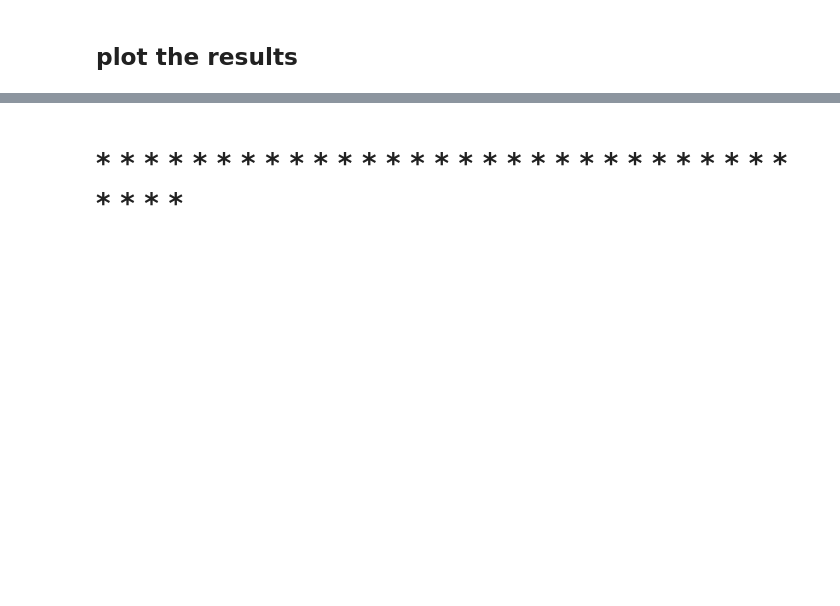
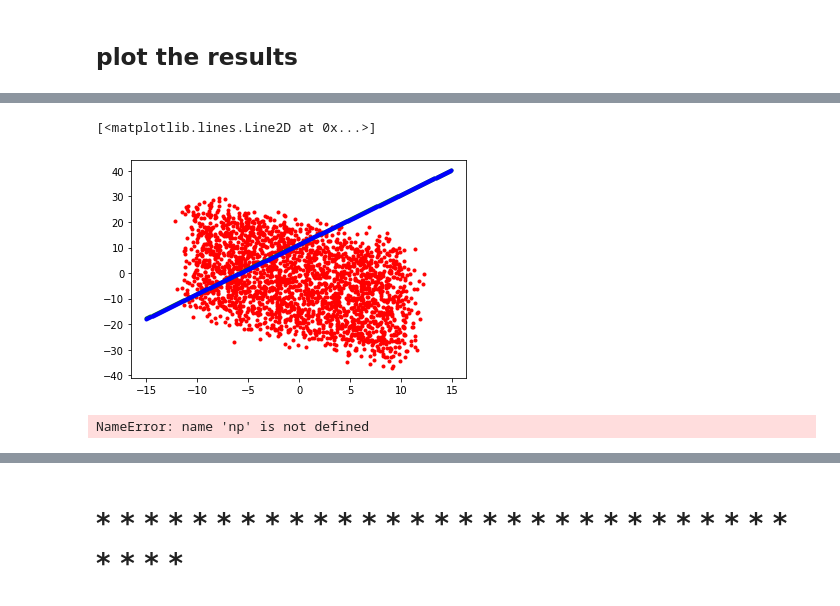
Before and after one commit to jstep750/assignment-machine-learning, a Jupyter notebook: 07/assignment_07.ipynb, the cells around one changed output, grey strips where cells are left out. Drawn from its saved outputs; the diff is of its cells as text; code cells hidden in the pictures; blank space fills up the shorter version.

Commit message:
plot loss, theta and data

```diff
--- a/07/assignment_07.ipynb
+++ b/07/assignment_07.ipynb
@@ -210,2 +218,50 @@ def plot_surface(XX, YY, ZZ, xx, yy, zz):
+# %%
+plt.plot(xx, zz, '.', color = 'red')
+#aa, bb = np.meshgrid(XX,ZZ)
+plt.plot(XX, ZZ[0], '.', color = 'green')
+plt.plot(YY, ZZ[1], '.', color = 'blue')
+# %% [output]
+[<matplotlib.lines.Line2D at 0x...>]
+[figure, added]
+# %%
+# ===== FILL UP THE CODE =====
+
+X  = np.arange(-15, 15, 0.1)
+Y  = np.arange(-15, 15, 0.1)
+XX,YY = np.meshgrid(X,Y)
+
+Z = theta[0] + theta[1]*XX + theta[2]*YY
+print(XX.shape)
+print(YY.shape)
+print(ZZ.shape)
+
+#ZZ = np.zeros((XX.shape[0],YY.shape[0]))
+#for i in range(0,XX.shape[0]):
+#    for j in range(0,YY.shape[0]):
+#        ZZ[i][j] = -3 + (-1)*XX[i] + (2)*YY[j]
+
+
+# ============================
+
+def plot_surface(XX, YY, ZZ, xx, yy, zz):
+
+    fig = plt.figure(figsize=(8,8))
+    ax  = fig.add_subplot(111, projection='3d')
+    plt.title('regression surface')
+
+    ax  = plt.axes(projection='3d')
+    # ===== FILL UP THE CODE =====
+
+    ax.scatter(xx, yy, zz, marker='o', color='blue', alpha=0.2)
+    #ax.scatter(xx, yy, f, marker='o', color='yellow', alpha=0.2)
+    #ax.scatter(XX, YY, ZZ, marker='o', color='yellow', alpha=0.2)
+    ax.plot_wireframe(XX,YY,ZZ)
+    ax.view_init(90,0)
+
+    # ============================
+    plt.tight_layout()
+    plt.show()
+# %% [output]
+NameError: name 'np' is not defined
 # %%
 plot_surface(XX, YY, ZZ, xx, yy, zz)
```
Also changed, not shown: parts of 13 cells of this notebook.
